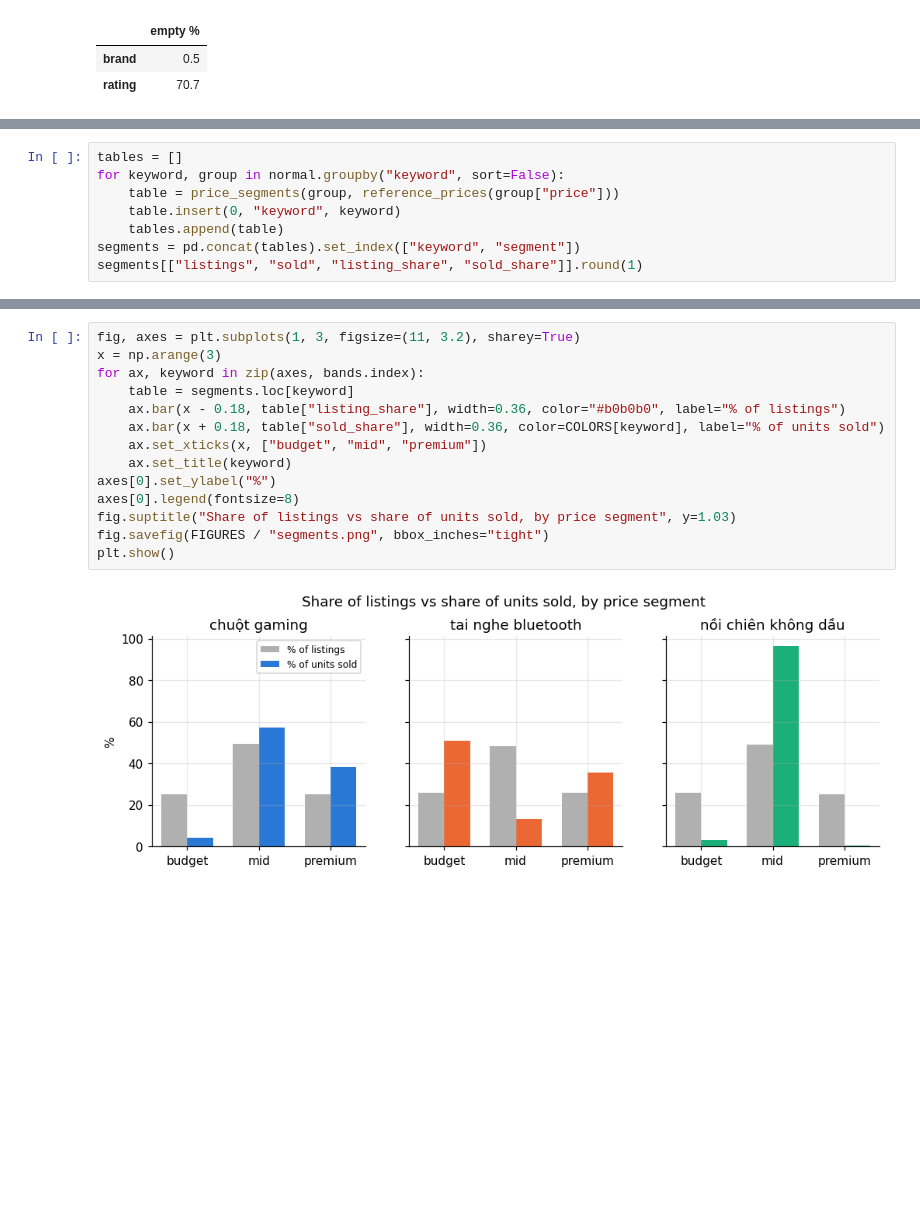
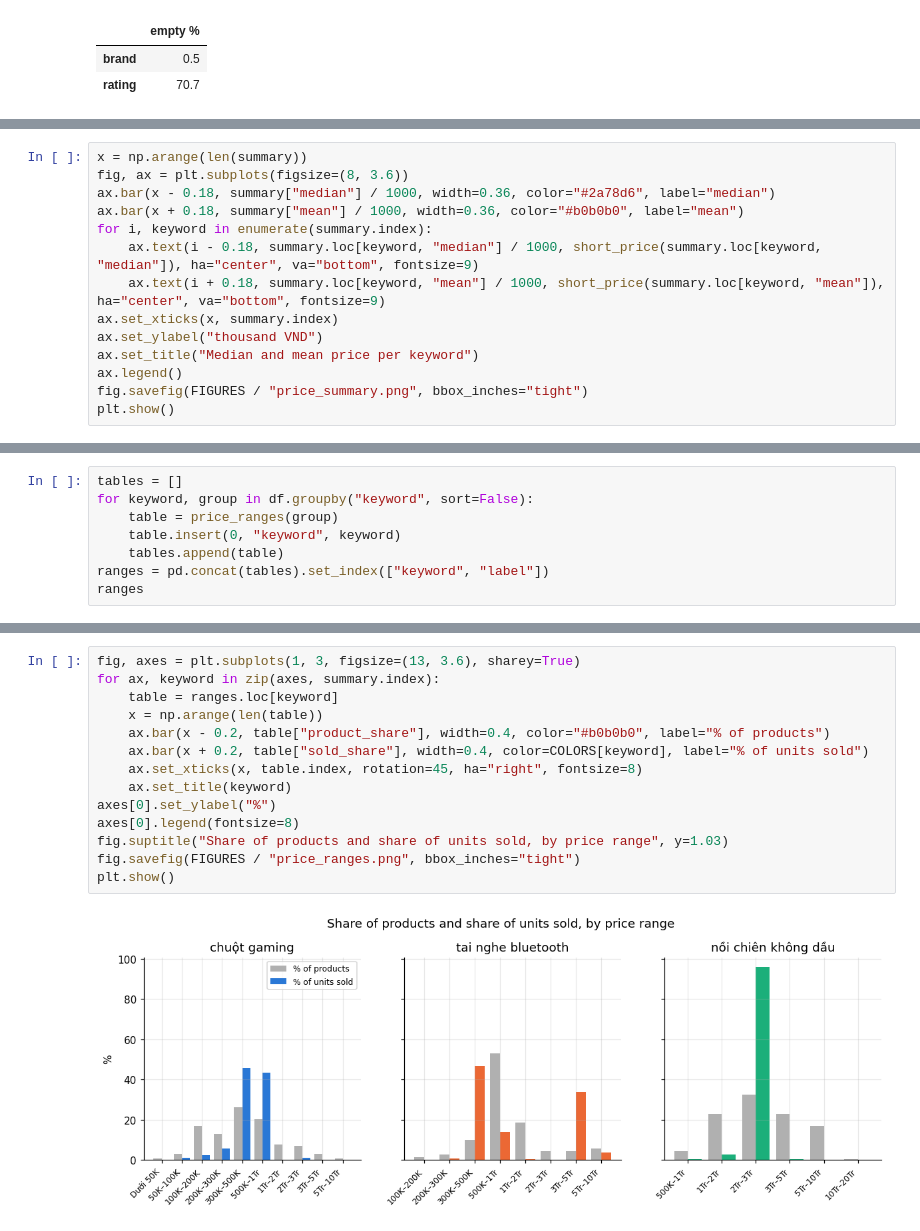
Before and after one commit to NamAnh-dev/Web-Crawler-for-E-commerce-Prices, a Jupyter notebook: notebooks/02_price_analysis.ipynb, the cells around one changed output, grey strips where cells are left out. Saved outputs shown, nothing was run; the diff lists cells and outputs as text; blank space fills up the shorter version.

```diff
--- a/notebooks/02_price_analysis.ipynb
+++ b/notebooks/02_price_analysis.ipynb
@@ -190,0 +96,14 @@ Segments are cut at Q1 and Q3 (`analysis.price_segments`): **budget** (cheapest
+# %%
+x = np.arange(len(summary))
+fig, ax = plt.subplots(figsize=(8, 3.6))
+ax.bar(x - 0.18, summary["median"] / 1000, width=0.36, color="#2a78d6", label="median")
+ax.bar(x + 0.18, summary["mean"] / 1000, width=0.36, color="#b0b0b0", label="mean")
+for i, keyword in enumerate(summary.index):
+    ax.text(i - 0.18, summary.loc[keyword, "median"] / 1000, short_price(summary.loc[keyword, "median"]), ha="center", va="bottom", fontsize=9)
+    ax.text(i + 0.18, summary.loc[keyword, "mean"] / 1000, short_price(summary.loc[keyword, "mean"]), ha="center", va="bottom", fontsize=9)
+ax.set_xticks(x, summary.index)
+ax.set_ylabel("thousand VND")
+ax.set_title("Median and mean price per keyword")
+ax.legend()
+fig.savefig(FIGURES / "price_summary.png", bbox_inches="tight")
+plt.show()
@@ -191,9 +120,9 @@ Segments are cut at Q1 and Q3 (`analysis.price_segments`): **budget** (cheapest
 # %%
 tables = []
-for keyword, group in normal.groupby("keyword", sort=False):
-    table = price_segments(group, reference_prices(group["price"]))
+for keyword, group in df.groupby("keyword", sort=False):
+    table = price_ranges(group)
     table.insert(0, "keyword", keyword)
     tables.append(table)
-segments = pd.concat(tables).set_index(["keyword", "segment"])
-segments[["listings", "sold", "listing_share", "sold_share"]].round(1)
+ranges = pd.concat(tables).set_index(["keyword", "label"])
+ranges
 # %% [output]
@@ -211,17 +147,17 @@ segments[["listings", "sold", "listing_share", "sold_share"]].round(1)
 # %%
-fig, axes = plt.subplots(1, 3, figsize=(11, 3.2), sharey=True)
-x = np.arange(3)
-for ax, keyword in zip(axes, bands.index):
-    table = segments.loc[keyword]
-    ax.bar(x - 0.18, table["listing_share"], width=0.36, color="#b0b0b0", label="% of listings")
-    ax.bar(x + 0.18, table["sold_share"], width=0.36, color=COLORS[keyword], label="% of units sold")
-    ax.set_xticks(x, ["budget", "mid", "premium"])
+fig, axes = plt.subplots(1, 3, figsize=(13, 3.6), sharey=True)
+for ax, keyword in zip(axes, summary.index):
+    table = ranges.loc[keyword]
+    x = np.arange(len(table))
+    ax.bar(x - 0.2, table["product_share"], width=0.4, color="#b0b0b0", label="% of products")
+    ax.bar(x + 0.2, table["sold_share"], width=0.4, color=COLORS[keyword], label="% of units sold")
+    ax.set_xticks(x, table.index, rotation=45, ha="right", fontsize=8)
     ax.set_title(keyword)
 axes[0].set_ylabel("%")
 axes[0].legend(fontsize=8)
-fig.suptitle("Share of listings vs share of units sold, by price segment", y=1.03)
-fig.savefig(FIGURES / "segments.png", bbox_inches="tight")
+fig.suptitle("Share of products and share of units sold, by price range", y=1.03)
+fig.savefig(FIGURES / "price_ranges.png", bbox_inches="tight")
 plt.show()
 # %% [output]
-[figure, old version]
+[figure, new version]
 # %% [markdown]
```
Also changed, not shown: parts of 27 cells of this notebook, 8 other files.
